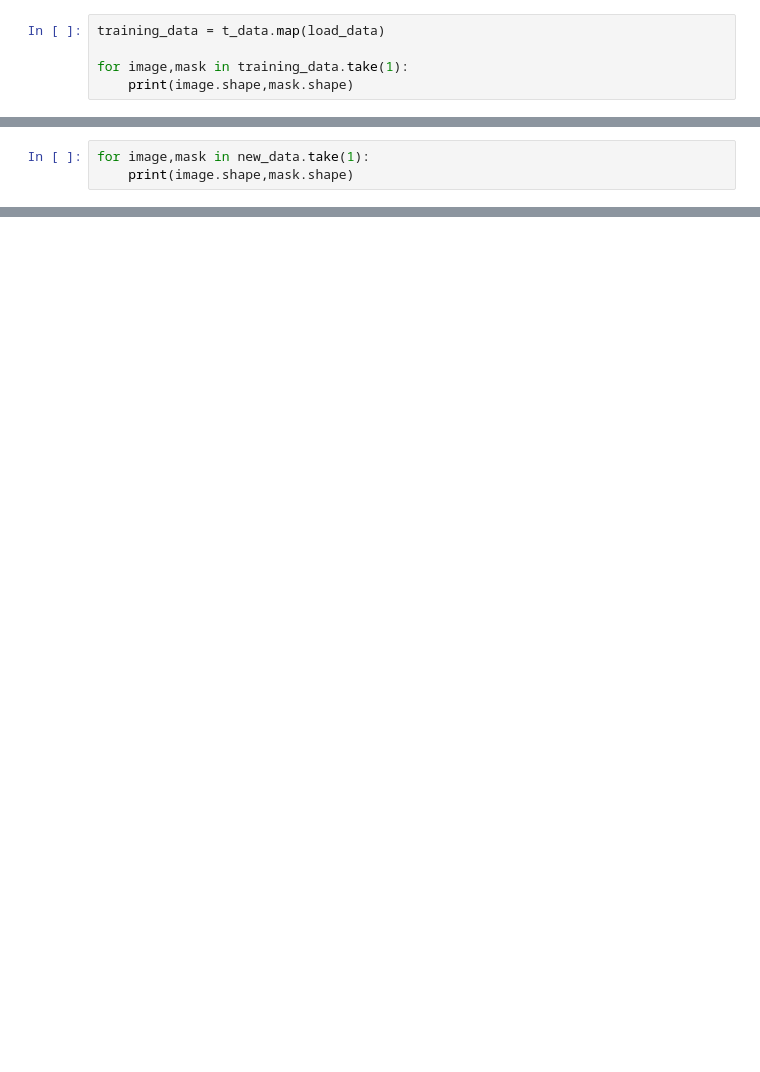
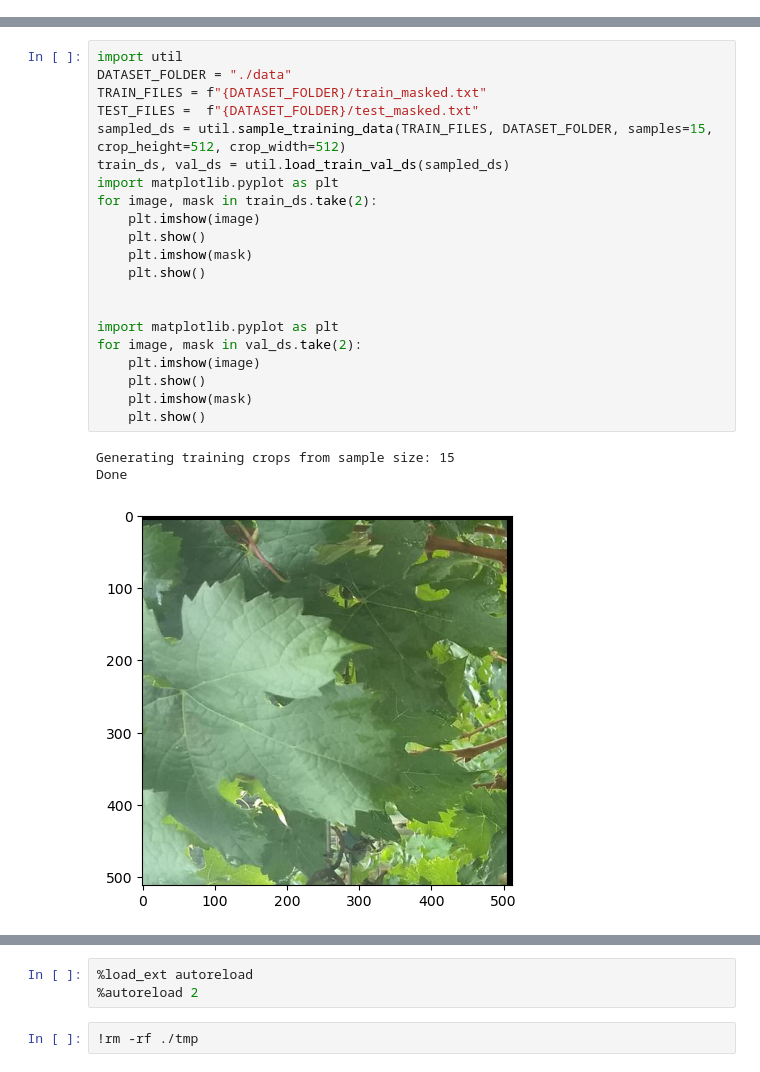
Before and after one commit to aashizpoudel/cse479, a Jupyter notebook: project/notebook.ipynb, the cells around one changed output, grey strips where cells are left out. Drawn from its saved outputs; the diff is of its cells as text; blank space fills up the shorter version.

Commit message:
added project code for sampling and loading dataset

```diff
--- a/project/notebook.ipynb
+++ b/project/notebook.ipynb
@@ -42,5 +0,0 @@ def load_data(file_path):
-# %%
-training_data = t_data.map(load_data)
-
-for image,mask in training_data.take(1):
-    print(image.shape,mask.shape)
@@ -121,3 +0,0 @@ ERROR:tensorflow:Error: Input value Tensor("while/while/strided_slice:0", shape=
-# %%
-for image,mask in new_data.take(1):
-    print(image.shape,mask.shape)
@@ -125,0 +1,25 @@ for image,mask in new_data.take(1):
+# %%
+import util
+DATASET_FOLDER = "./data"
+TRAIN_FILES = f"{DATASET_FOLDER}/train_masked.txt"
+TEST_FILES =  f"{DATASET_FOLDER}/test_masked.txt"
+sampled_ds = util.sample_training_data(TRAIN_FILES, DATASET_FOLDER, samples=15, crop_height=512, crop_width=512)
+train_ds, val_ds = util.load_train_val_ds(sampled_ds)
+import matplotlib.pyplot as plt
+for image, mask in train_ds.take(2):
+    plt.imshow(image)
+    plt.show()
+    plt.imshow(mask)
+    plt.show()
+
+
+import matplotlib.pyplot as plt
+for image, mask in val_ds.take(2):
+    plt.imshow(image)
+    plt.show()
+    plt.imshow(mask)
+    plt.show()
+# %% [output]
+Generating training crops from sample size: 15
+Done
+[figure, added]
@@ -125,0 +33,5 @@ for image,mask in new_data.take(1):
+# %%
+%load_ext autoreload
+%autoreload 2
+# %%
+!rm -rf ./tmp
```
Also changed, not shown: parts of 9 cells of this notebook, 28 other files.
